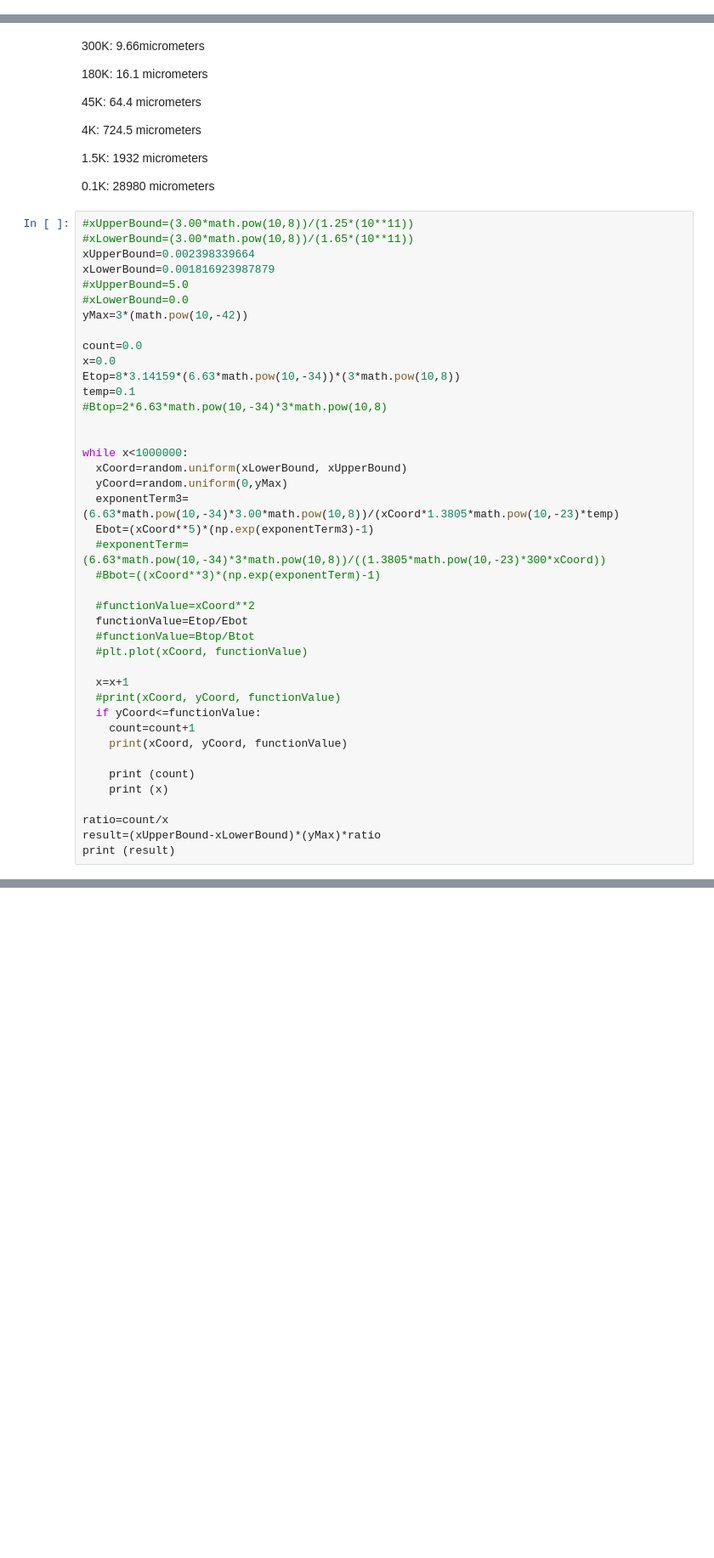
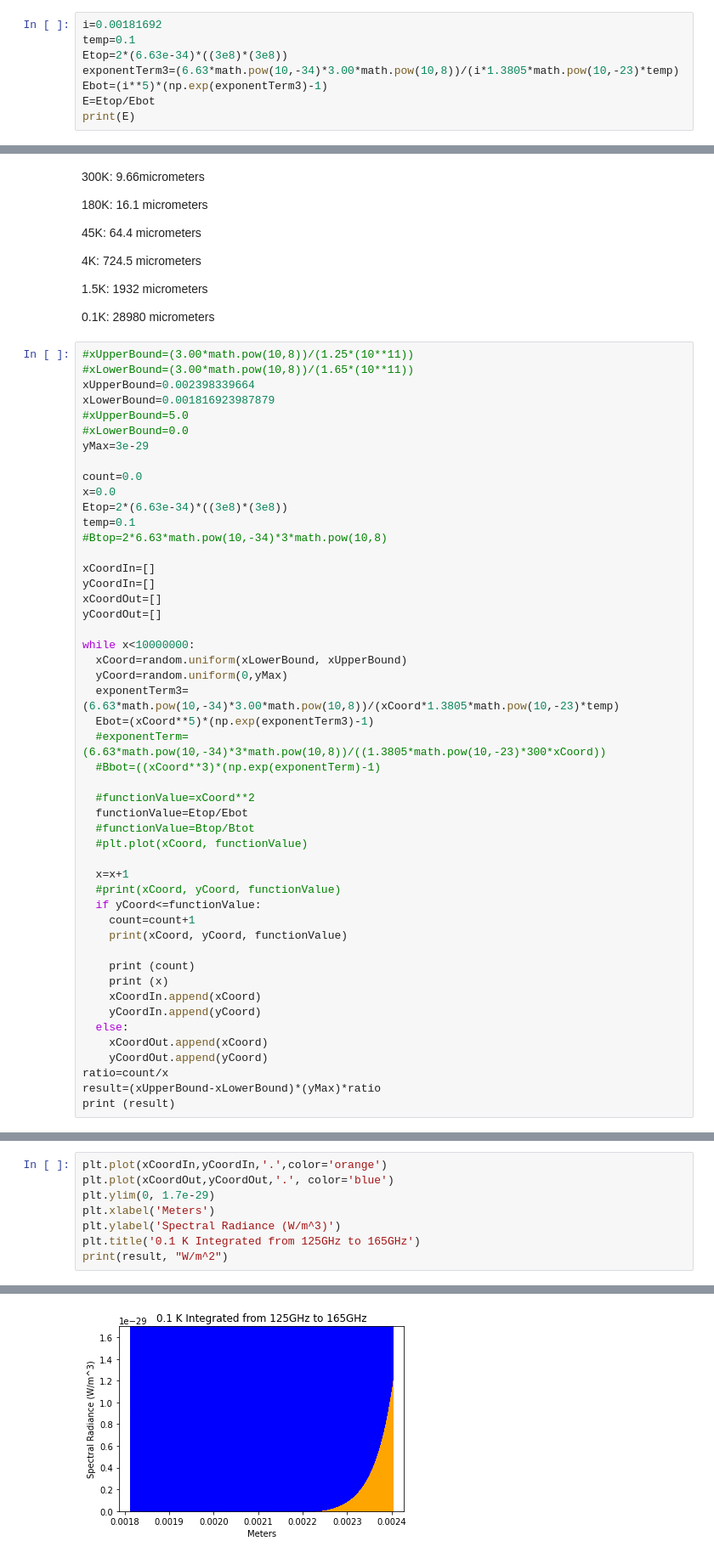
Before and after one commit to labrador208/Cryostat, a Jupyter notebook: Cryostat2.ipynb, the cells around one changed output, grey strips where cells are left out. Shown at 85% size. Drawn from its saved outputs; the diff is of its cells as text; blank space fills up the shorter version.

```diff
--- a/Cryostat2.ipynb
+++ b/Cryostat2.ipynb
@@ -124,0 +151,8 @@ while i<2:
+# %%
+i=0.00181692
+temp=0.1
+Etop=2*(6.63e-34)*((3e8)*(3e8))
+exponentTerm3=(6.63*math.pow(10,-34)*3.00*math.pow(10,8))/(i*1.3805*math.pow(10,-23)*temp)
+Ebot=(i**5)*(np.exp(exponentTerm3)-1)
+E=Etop/Ebot
+print(E)
@@ -201,16 +242,20 @@ xUpperBound=0.002398339664
 xLowerBound=0.001816923987879
 #xUpperBound=5.0
 #xLowerBound=0.0
-yMax=3*(math.pow(10,-42))
+yMax=3e-29
 
 count=0.0
 x=0.0
-Etop=8*3.14159*(6.63*math.pow(10,-34))*(3*math.pow(10,8))
+Etop=2*(6.63e-34)*((3e8)*(3e8))
 temp=0.1
 #Btop=2*6.63*math.pow(10,-34)*3*math.pow(10,8)
 
+xCoordIn=[]
+yCoordIn=[]
+xCoordOut=[]
+yCoordOut=[]
 
-while x<1000000:
+while x<10000000:
   xCoord=random.uniform(xLowerBound, xUpperBound)
   yCoord=random.uniform(0,yMax)
   exponentTerm3=(6.63*math.pow(10,-34)*3.00*math.pow(10,8))/(xCoord*1.3805*math.pow(10,-23)*temp)
@@ -231,7 +276,11 @@ while x<1000000:
 
     print (count)
     print (x)
-
+    xCoordIn.append(xCoord)
+    yCoordIn.append(yCoord)
+  else:
+    xCoordOut.append(xCoord)
+    yCoordOut.append(yCoord)
 ratio=count/x
 result=(xUpperBound-xLowerBound)*(yMax)*ratio
 print (result)
@@ -260,0 +305,9 @@ while a<len(wavelengths3):
+# %%
+plt.plot(xCoordIn,yCoordIn,'.',color='orange')
+plt.plot(xCoordOut,yCoordOut,'.', color='blue')
+plt.ylim(0, 1.7e-29)
+plt.xlabel('Meters')
+plt.ylabel('Spectral Radiance (W/m^3)')
+plt.title('0.1 K Integrated from 125GHz to 165GHz')
+print(result, "W/m^2")
+# %% [output]
@@ -260,0 +315 @@ while a<len(wavelengths3):
+[figure, added]
```
Also changed, not shown: parts of 15 cells of this notebook.
